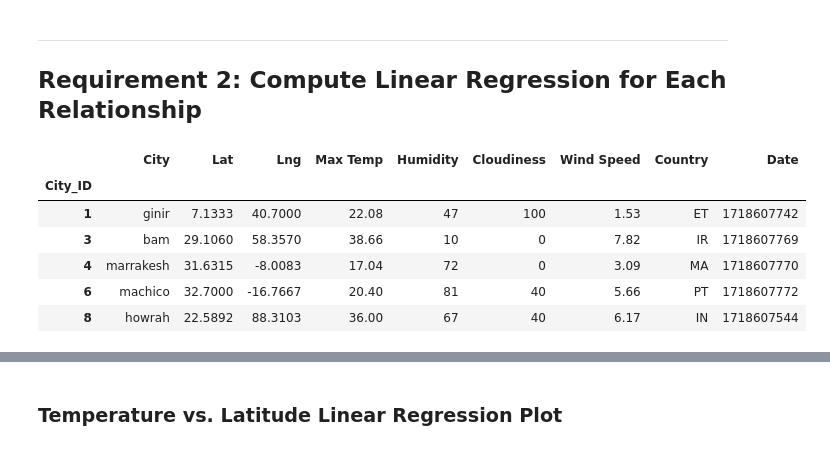
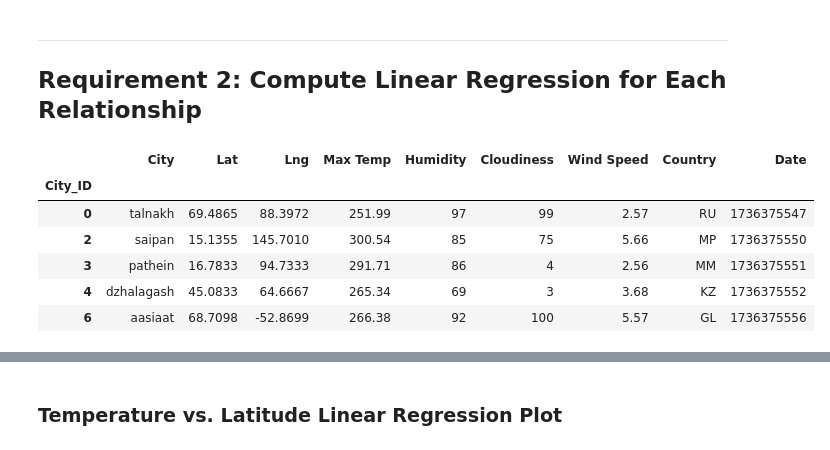
Before and after one commit to alexvallone24/python-api-challenge, a Jupyter notebook: WeatherPy.ipynb, the cells around one changed output, grey strips where cells are left out. Drawn from its saved outputs; the diff is of its cells as text; code cells hidden in the pictures.

```diff
--- a/WeatherPy.ipynb
+++ b/WeatherPy.ipynb
@@ -276,16 +279,16 @@ plt.show()
 # %%
 # Create a DataFrame with the Northern Hemisphere data (Latitude >= 0)
-# YOUR CODE HERE
+northern_hemi_df = city_data_df[city_data_df["Lat"] >= 0]
 
 # Display sample data
 northern_hemi_df.head()
 # %% [output]
 |  | City | Lat | Lng | Max Temp | Humidity | Cloudiness | Wind Speed | Country | Date |
 | City_ID |  |  |  |  |  |  |  |  |  |
-| 1 | ginir | 7.1333 | 40.7000 | 22.08 | 47 | 100 | 1.53 | ET | 1718607742 |
-| 3 | bam | 29.1060 | 58.3570 | 38.66 | 10 | 0 | 7.82 | IR | 1718607769 |
-| 4 | marrakesh | 31.6315 | -8.0083 | 17.04 | 72 | 0 | 3.09 | MA | 1718607770 |
-| 6 | machico | 32.7000 | -16.7667 | 20.40 | 81 | 40 | 5.66 | PT | 1718607772 |
-| 8 | howrah | 22.5892 | 88.3103 | 36.00 | 67 | 40 | 6.17 | IN | 1718607544 |
+| 0 | talnakh | 69.4865 | 88.3972 | 251.99 | 97 | 99 | 2.57 | RU | 1736375547 |
+| 2 | saipan | 15.1355 | 145.7010 | 300.54 | 85 | 75 | 5.66 | MP | 1736375550 |
+| 3 | pathein | 16.7833 | 94.7333 | 291.71 | 86 | 4 | 2.56 | MM | 1736375551 |
+| 4 | dzhalagash | 45.0833 | 64.6667 | 265.34 | 69 | 3 | 3.68 | KZ | 1736375552 |
+| 6 | aasiaat | 68.7098 | -52.8699 | 266.38 | 92 | 100 | 5.57 | GL | 1736375556 |
 # %%
 # Create a DataFrame with the Southern Hemisphere data (Latitude < 0)
```
Also changed, not shown: parts of 28 cells of this notebook, 5 other files.
